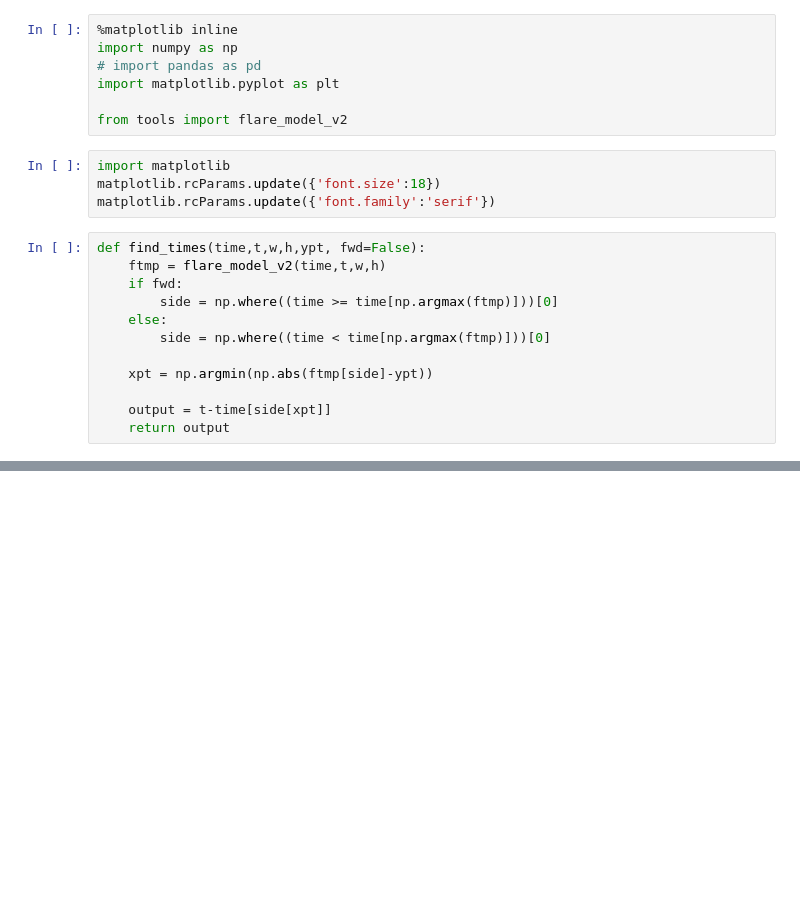
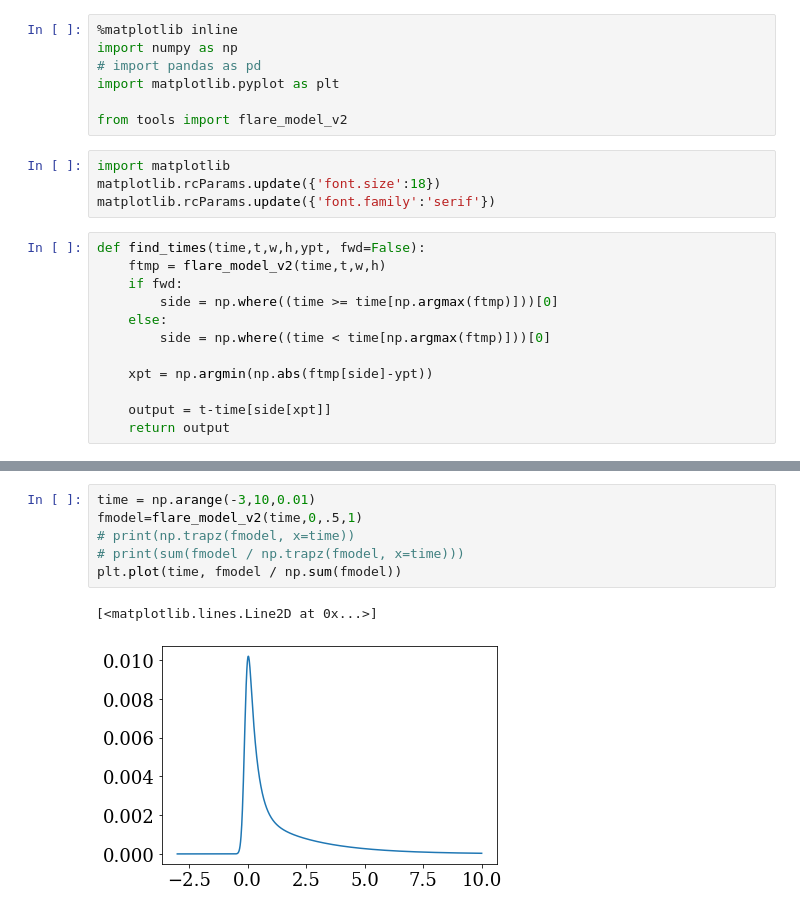
Before and after one commit to jradavenport/eralf, a Jupyter notebook: explore.ipynb, the cells around one changed output, grey strips where cells are left out. Saved outputs shown, nothing was run; the diff lists cells and outputs as text; blank space fills up the shorter version.

```diff
--- a/explore.ipynb
+++ b/explore.ipynb
@@ -47,0 +47,9 @@ plt.savefig('flare_butterfly.png', dpi=150, bbox_inches='tight', pad_inches=0.25
+# %%
+time = np.arange(-3,10,0.01)
+fmodel=flare_model_v2(time,0,.5,1)
+# print(np.trapz(fmodel, x=time))
+# print(sum(fmodel / np.trapz(fmodel, x=time)))
+plt.plot(time, fmodel / np.sum(fmodel))
+# %% [output]
+[<matplotlib.lines.Line2D at 0x...>]
+[figure, added]
```
Also changed, not shown: parts of 10 cells of this notebook.
